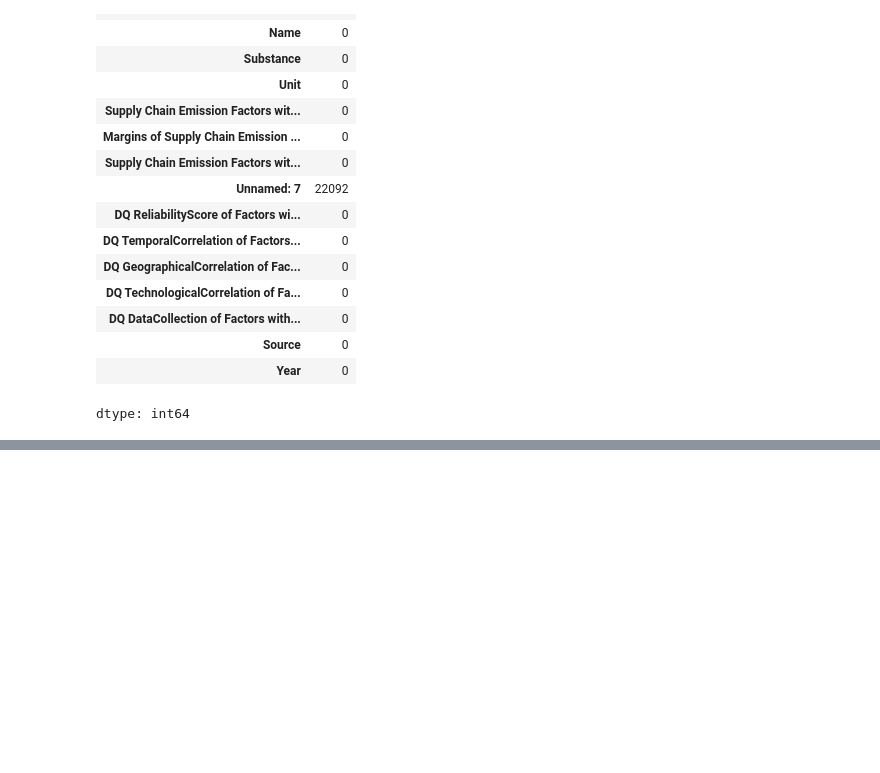
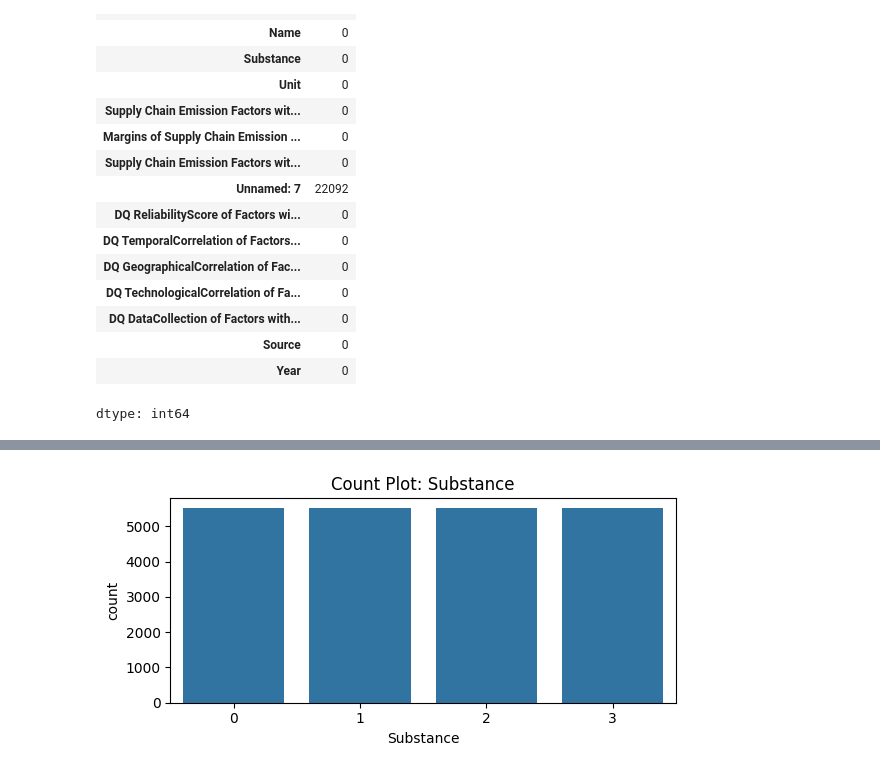
Before and after one commit to Jan2309jr/Greenhouse-Gas-Emission-Prediction, a Jupyter notebook: ghg_emission_analysis.ipynb, the cells around one changed output, grey strips where cells are left out. Saved outputs shown, nothing was run; the diff lists cells and outputs as text; code cells hidden in the pictures; blank space fills up the shorter version.

```diff
--- a/ghg_emission_analysis.ipynb
+++ b/ghg_emission_analysis.ipynb
@@ -150,0 +260,2 @@ dtype: int64
+# %%
+df['Substance']=df['Substance'].map(substance_map)
@@ -150,0 +445,11 @@ dtype: int64
+# %%
+#Univariate Analysis
+# Count plot for Substance
+plt.figure(figsize=(6, 3))
+sns.countplot(x=df["Substance"])
+plt.title("Count Plot: Substance")
+plt.xticks()
+plt.tight_layout()
+plt.show()
+# %% [output]
+[figure, added]
```
Also changed, not shown: parts of 37 cells of this notebook.
